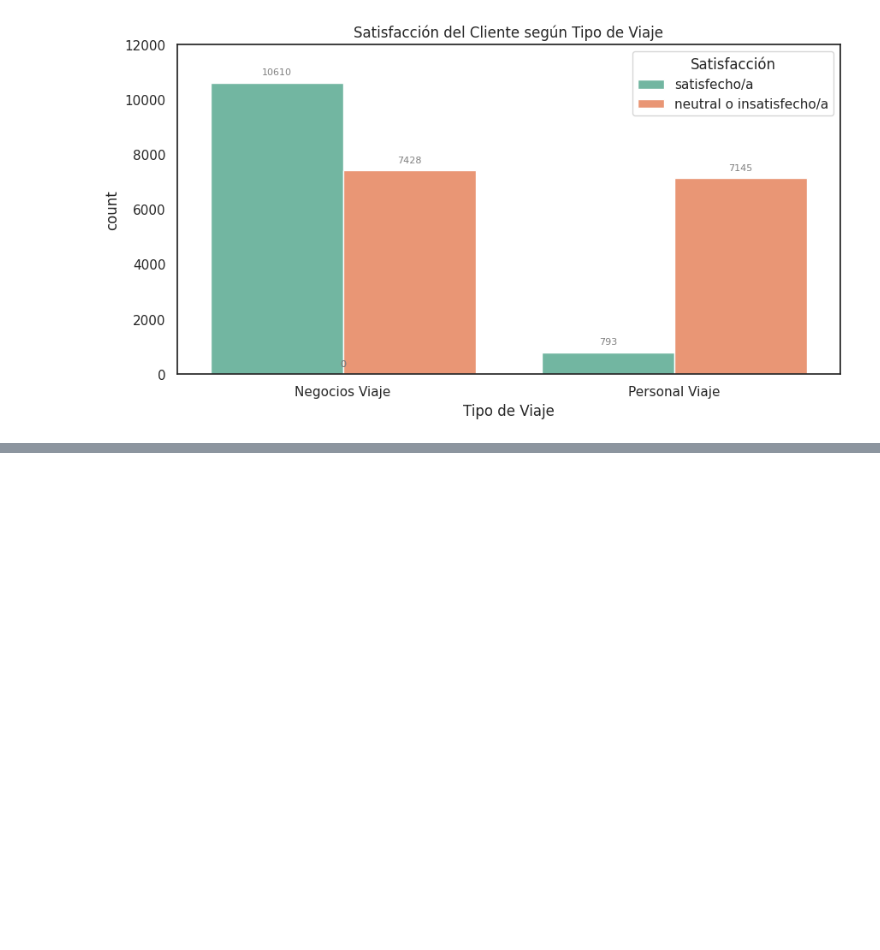
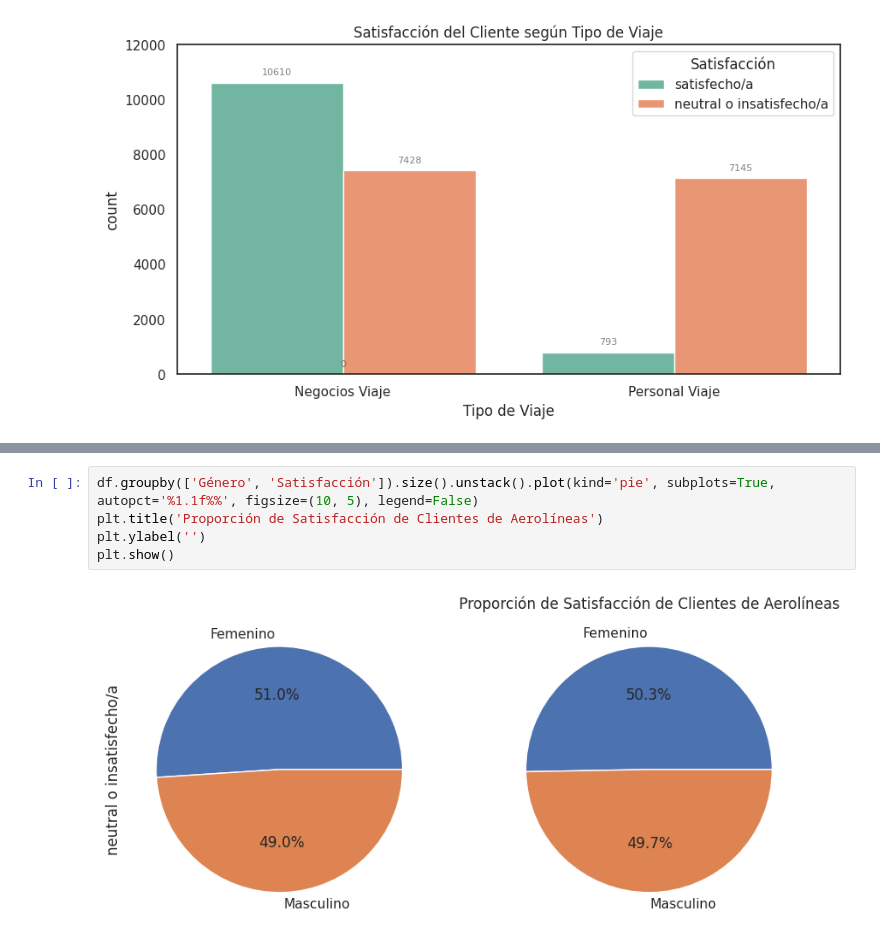
Before and after one commit to soledad-villarrubia/Data_Sciense_1, a Jupyter notebook: Proyecto_Final_CODERHOUSE.ipynb, the cells around one changed output, grey strips where cells are left out. Cells and saved outputs as stored; diff of their text form; blank space fills up the shorter version.

```diff
--- a/Proyecto_Final_CODERHOUSE.ipynb
+++ b/Proyecto_Final_CODERHOUSE.ipynb
@@ -214,0 +215,8 @@ plt.show()
+# %%
+df.groupby(['Género', 'Satisfacción']).size().unstack().plot(kind='pie', subplots=True,
+autopct='%1.1f%%', figsize=(10, 5), legend=False)
+plt.title('Proporción de Satisfacción de Clientes de Aerolíneas')
+plt.ylabel('')
+plt.show()
+# %% [output]
+[figure, added]
```
Also changed, not shown: parts of 2 cells of this notebook.
